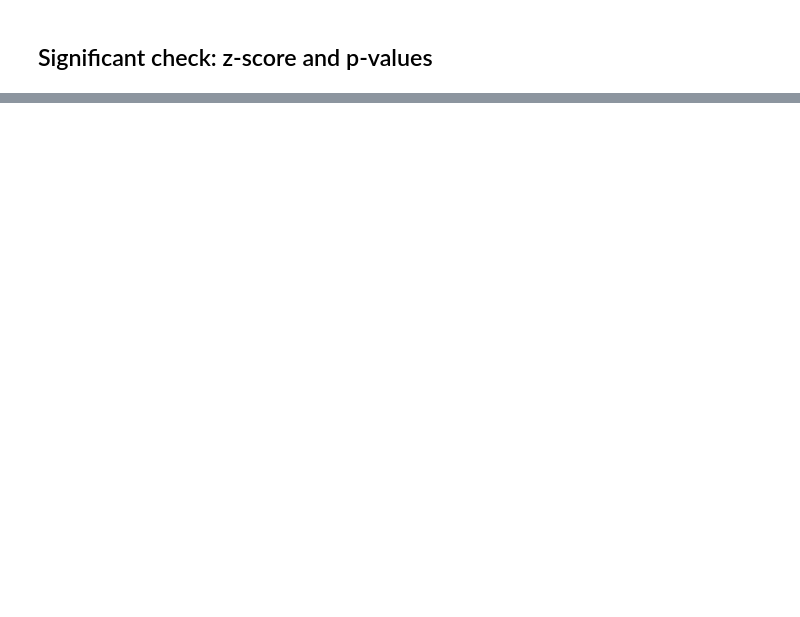
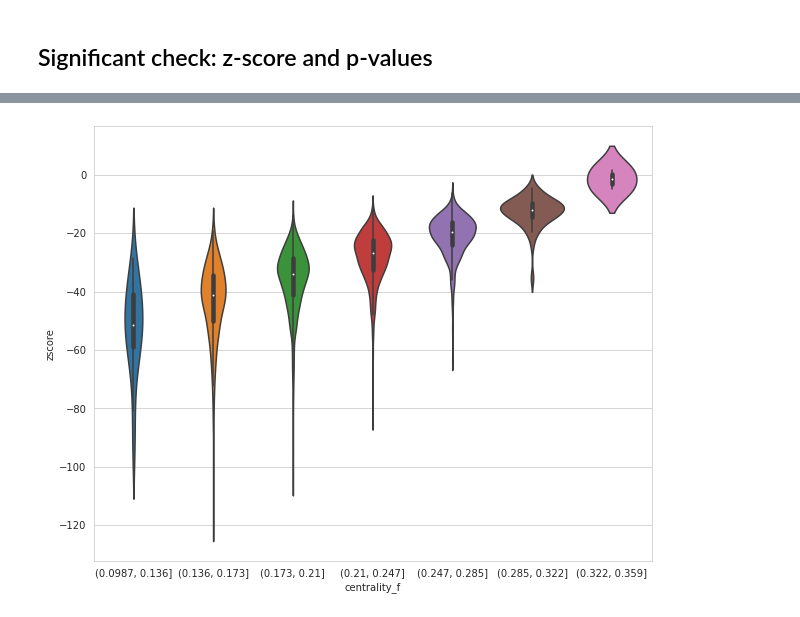
Before and after one commit to cristianocolpo/lfn-politician, a Jupyter notebook: politics.ipynb, the cells around one changed output, grey strips where cells are left out. Drawn from its saved outputs; the diff is of its cells as text; code cells hidden in the pictures; blank space fills up the shorter version.

```diff
--- a/politics.ipynb
+++ b/politics.ipynb
@@ -317,3 +484,12 @@ sns.despine(left=True, bottom=True)
+# %%
+bins=7
+fig, ax = plt.subplots(figsize=(10,8))
+ax = sns.violinplot(x=pd.cut(zscore_closeness['centrality_f'], bins), y=zscore_closeness['zscore'], data=zscore_closeness)
+ranges = np.arange(zscore_closeness['centrality_f'].min(), zscore_closeness['centrality_f'].max(), 0.04)
+#ax.set_xticklabels([f'{r + 0.005:.2f}-{r + 0.015:.2f}' for r in ranges[:-1]])
+plt.show()
+# %% [output]
+[figure, added]
 # %%
 avg_CC_randG = list(map(nk.globals.clustering, ER_graphs))
 zscore_randG = zscore(ACC_nkG,np.mean(avg_CC_randG), np.std(avg_CC_randG))
```
Also changed, not shown: parts of 27 cells of this notebook.
